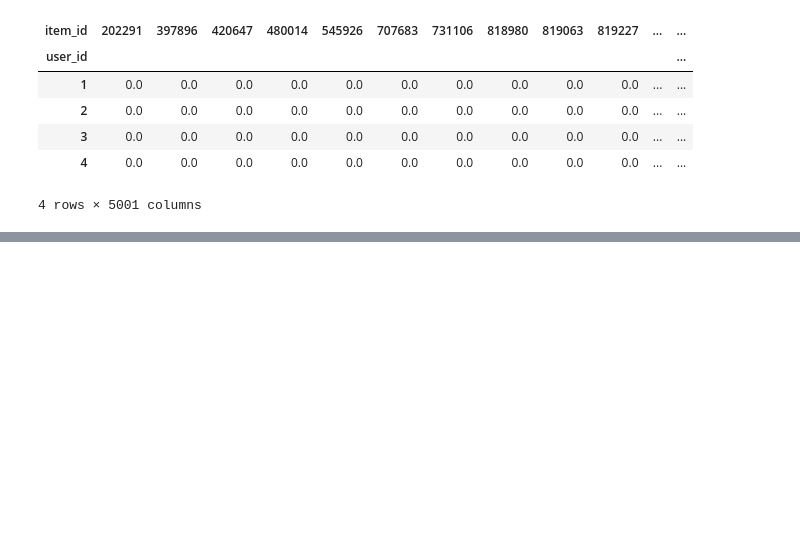
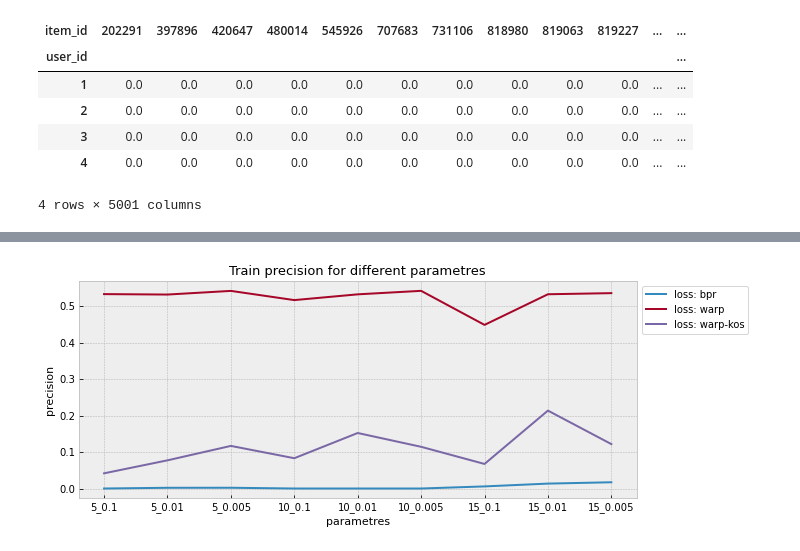
Before and after one commit to a1exkuchin/recommendation_systems, a Jupyter notebook: lesson-5.ipynb, the cells around one changed output, grey strips where cells are left out. Saved outputs shown, nothing was run; the diff lists cells and outputs as text; code cells hidden in the pictures; blank space fills up the shorter version.

```diff
--- a/lesson-5.ipynb
+++ b/lesson-5.ipynb
@@ -291,0 +316,10 @@ user_item_matrix.head(4)
+# %%
+user_feat = pd.DataFrame(user_item_matrix.index)
+user_feat = user_feat.merge(user_features, on='user_id', how='left')
+user_feat.set_index('user_id', inplace=True)
+
+item_feat = pd.DataFrame(user_item_matrix.columns)
+item_feat = item_feat.merge(item_features, on='item_id', how='left')
+item_feat.set_index('item_id', inplace=True)
+
+item_feat.head(4)
@@ -291,0 +333,17 @@ user_item_matrix.head(4)
+# %%
+user_feat_lightfm = pd.get_dummies(user_feat, columns=user_feat.columns.tolist())
+item_feat_lightfm = pd.get_dummies(item_feat, columns=item_feat.columns.tolist())
+# %%
+%%time
+
+model = LightFM(no_components=10,
+                loss='warp', # 'bpr'
+                learning_rate=0.05,
+                item_alpha=0.1, user_alpha=0.1,
+                random_state=42)
+
+model.fit((sparse_user_item > 0) * 1,  # user-item matrix из 0 и 1
+          sample_weight=coo_matrix(user_item_matrix),
+          user_features=csr_matrix(user_feat_lightfm.values).tocsr(),
+          item_features=csr_matrix(item_feat_lightfm.values).tocsr(),
+          epochs=15)
@@ -291,0 +453,15 @@ user_item_matrix.head(4)
+# %%
+plt.figure(figsize=(10, 4))
+
+with plt.style.context('bmh'):
+    for loss_value in loss_values:
+        plt.plot(label[:9], train_precision[loss_value], label=f'loss: {loss_value}')
+
+plt.legend(bbox_to_anchor=(1, 1), loc='upper left', ncol=1)
+plt.title('Train precision for different parametres', fontsize=13)
+plt.ylabel('precision', fontsize=11)
+plt.xlabel('parametres', fontsize=11)
+
+plt.show()
+# %% [output]
+[figure, added]
```
Also changed, not shown: parts of 15 cells of this notebook.
